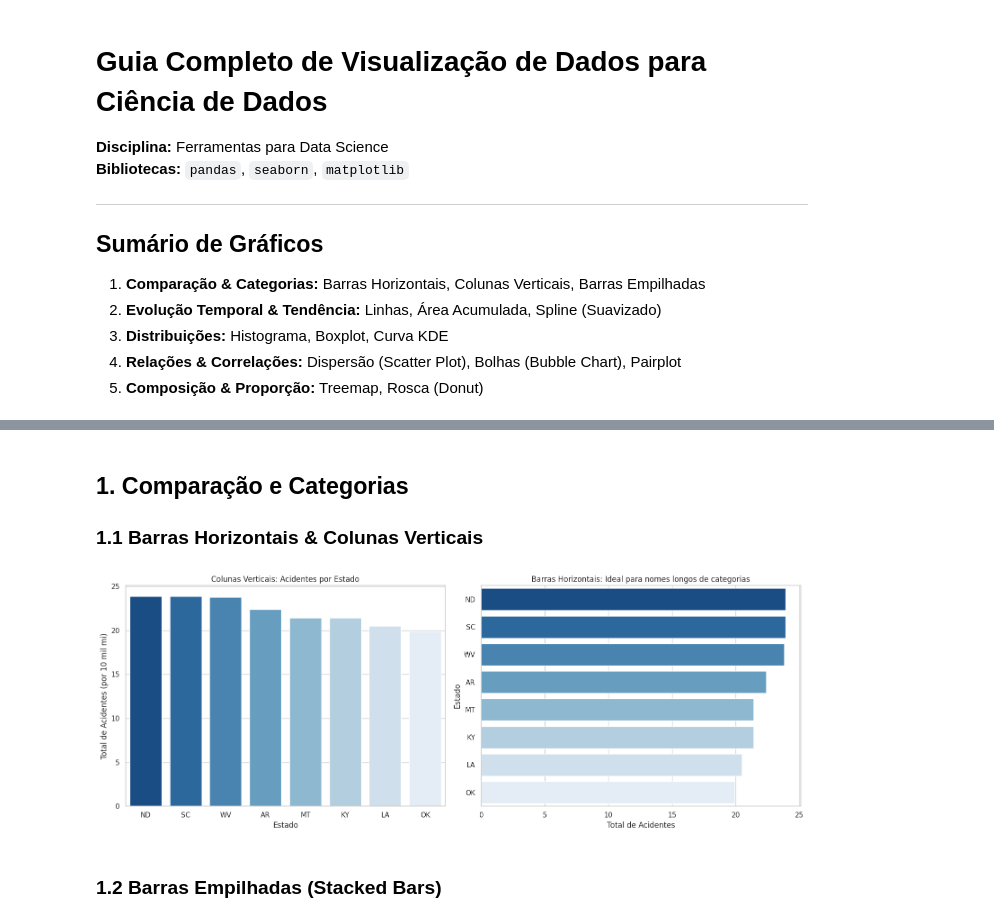
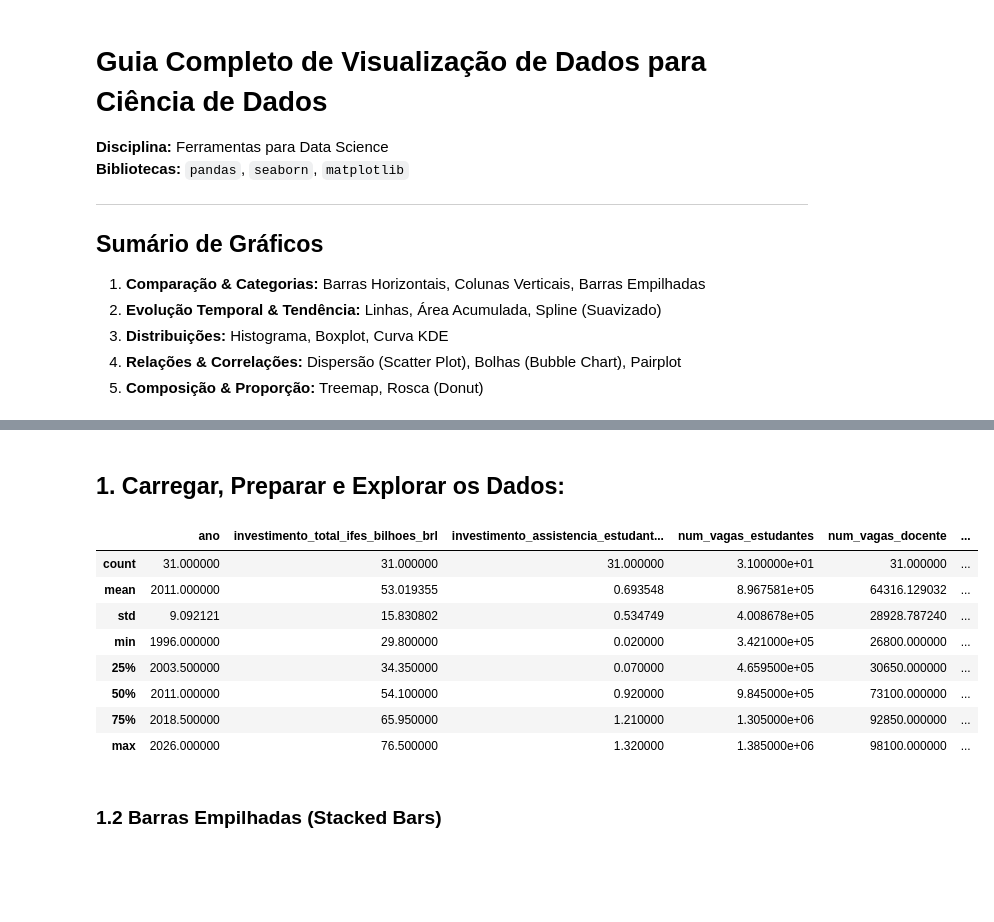
Before and after one commit to arthurvieirasilvaa/data-science, a Jupyter notebook: visualizacao-de-dados-ifes/main.ipynb, the cells around one changed output, grey strips where cells are left out. Cells and saved outputs as stored; diff of their text form; code cells hidden in the pictures; blank space fills up the shorter version.

Commit message:
Implementei a leitura do DataFrame

```diff
--- a/visualizacao-de-dados-ifes/main.ipynb
+++ b/visualizacao-de-dados-ifes/main.ipynb
@@ -30,32 +22,44 @@ import squarify  # Para criação do Treemap
 sns.set_theme(style="whitegrid", palette="muted")
 plt.rcParams['figure.figsize'] = (10, 6)
 plt.rcParams['figure.dpi'] = 100
-# %% [markdown]
-## 1. Comparação e Categorias
-
-### 1.1 Barras Horizontais & Colunas Verticais
+# %% [markdown]
+## 1. Carregar, Preparar e Explorar os Dados:
+# %%
+# Carregando dataset:
+df = pd.read_csv('dados_investimento_e_vagas_ifes.csv')
+
+df.head()
+
+df.describe()
+# %% [output]
+|  | ano | investimento_total_ifes_bilhoes_brl | investimento_assistencia_estudant... | num_vagas_estudantes | num_vagas_docente | ... |
+| count | 31.000000 | 31.000000 | 31.000000 | 3.100000e+01 | 31.000000 | ... |
+| mean | 2011.000000 | 53.019355 | 0.693548 | 8.967581e+05 | 64316.129032 | ... |
+| std | 9.092121 | 15.830802 | 0.534749 | 4.008678e+05 | 28928.787240 | ... |
+| min | 1996.000000 | 29.800000 | 0.020000 | 3.421000e+05 | 26800.000000 | ... |
+| 25% | 2003.500000 | 34.350000 | 0.070000 | 4.659500e+05 | 30650.000000 | ... |
+| 50% | 2011.000000 | 54.100000 | 0.920000 | 9.845000e+05 | 73100.000000 | ... |
+| 75% | 2018.500000 | 65.950000 | 1.210000 | 1.305000e+06 | 92850.000000 | ... |
+| max | 2026.000000 | 76.500000 | 1.320000 | 1.385000e+06 | 98100.000000 | ... |
 # %%
-# Carregando dataset nativo 'car_crashes'
-crashes = sns.load_dataset('car_crashes').sort_values('total', ascending=False).head(8)
+
 
 fig, axes = plt.subplots(1, 2, figsize=(16, 6))
 
 # Colunas Verticais
-sns.barplot(data=crashes, x='abbrev', y='total', hue='abbrev', legend=False, ax=axes[0], palette='Blues_r')
+sns.barplot(data=df, x='abbrev', y='total', hue='abbrev', legend=False, ax=axes[0], palette='Blues_r')
 axes[0].set_title('Colunas Verticais: Acidentes por Estado')
 axes[0].set_xlabel('Estado')
 axes[0].set_ylabel('Total de Acidentes (por 10 mil mi)')
 
 # Barras Horizontais
-sns.barplot(data=crashes, x='total', y='abbrev', hue='abbrev', legend=False, ax=axes[1], palette='Blues_r')
+sns.barplot(data=df, x='total', y='abbrev', hue='abbrev', legend=False, ax=axes[1], palette='Blues_r')
 axes[1].set_title('Barras Horizontais: Ideal para nomes longos de categorias')
 axes[1].set_xlabel('Total de Acidentes')
 axes[1].set_ylabel('Estado')
 
 plt.tight_layout()
 plt.show()
-# %% [output]
-[figure, removed]
 # %% [markdown]
 ### 1.2 Barras Empilhadas (Stacked Bars)
 # %%
```
Also changed, not shown: parts of 2 cells of this notebook, 1 other file.
